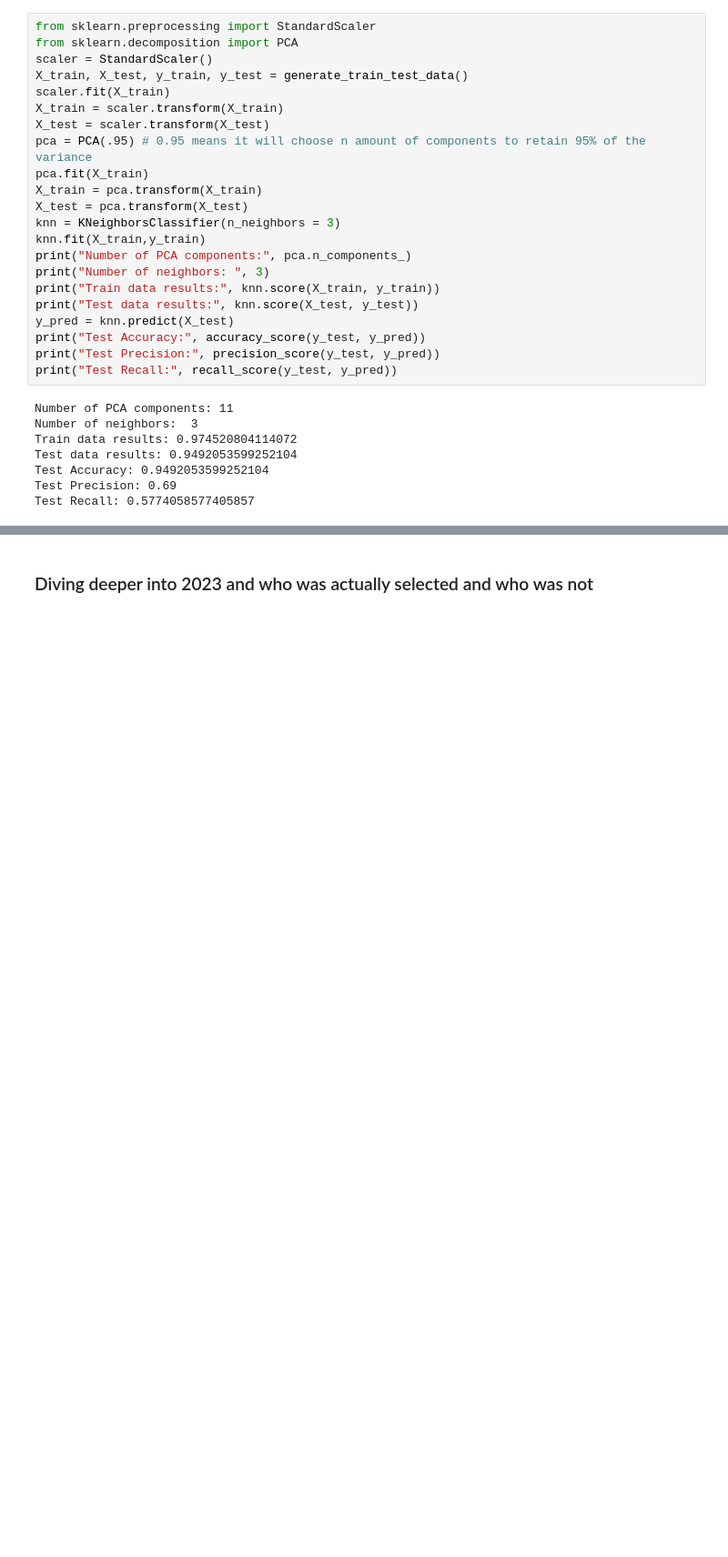
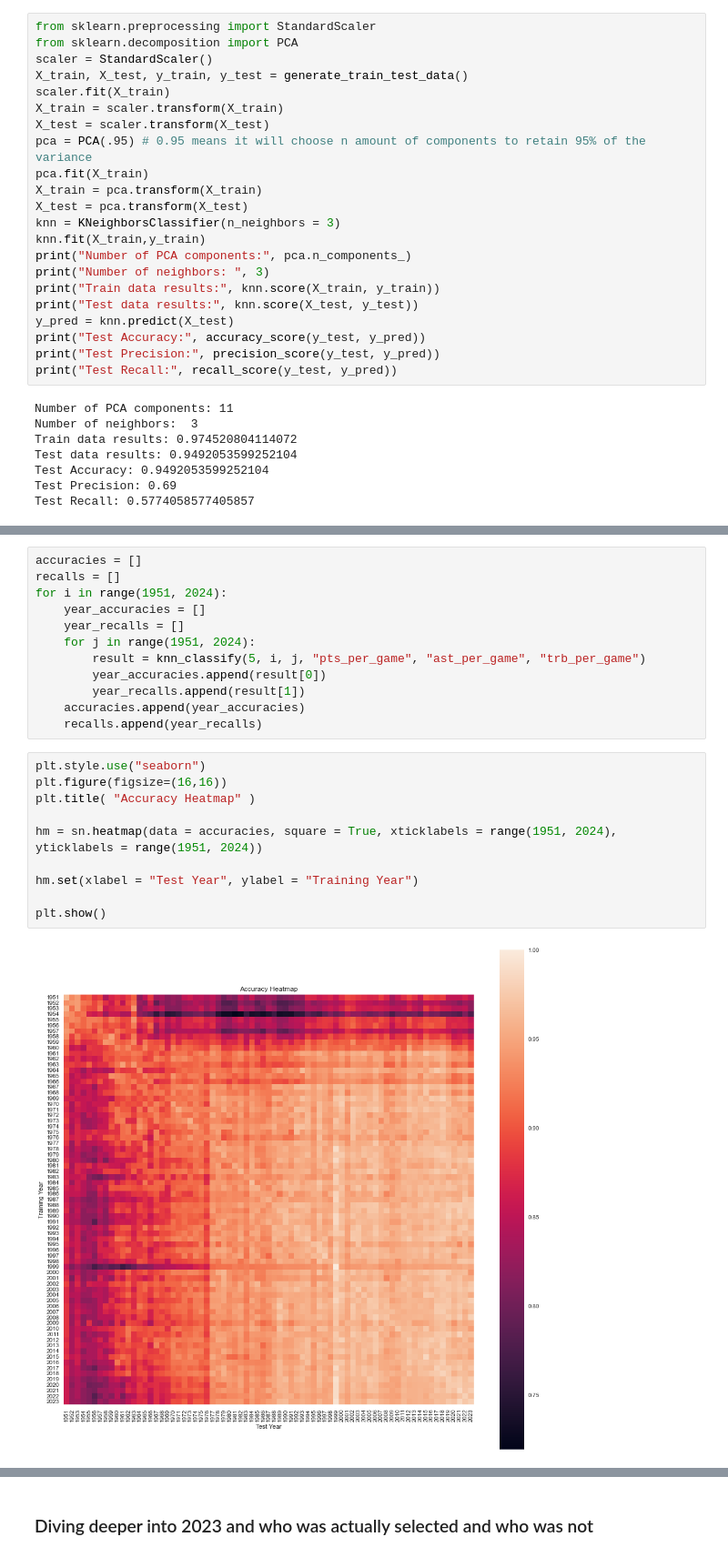
Before and after one commit to ryanregier/CSCI381_Project, a Jupyter notebook: Allstar-Classifier.ipynb, the cells around one changed output, grey strips where cells are left out. Shown: that part at 91% size. Saved outputs shown, nothing was run; the diff lists cells and outputs as text; blank space fills up the shorter version.

```diff
--- a/Allstar-Classifier.ipynb
+++ b/Allstar-Classifier.ipynb
@@ -251,0 +295,24 @@ Test Recall: 0.5774058577405857
+# %%
+accuracies = []
+recalls = []
+for i in range(1951, 2024):
+    year_accuracies = []
+    year_recalls = []
+    for j in range(1951, 2024):
+        result = knn_classify(5, i, j, "pts_per_game", "ast_per_game", "trb_per_game")
+        year_accuracies.append(result[0])
+        year_recalls.append(result[1])
+    accuracies.append(year_accuracies)
+    recalls.append(year_recalls)
+# %%
+plt.style.use("seaborn")
+plt.figure(figsize=(16,16))
+plt.title( "Accuracy Heatmap" )
+
+hm = sn.heatmap(data = accuracies, square = True, xticklabels = range(1951, 2024), yticklabels = range(1951, 2024))
+
+hm.set(xlabel = "Test Year", ylabel = "Training Year")
+
+plt.show()
+# %% [output]
+[figure, added]
```
Also changed, not shown: parts of 49 cells of this notebook, 1 other file.
